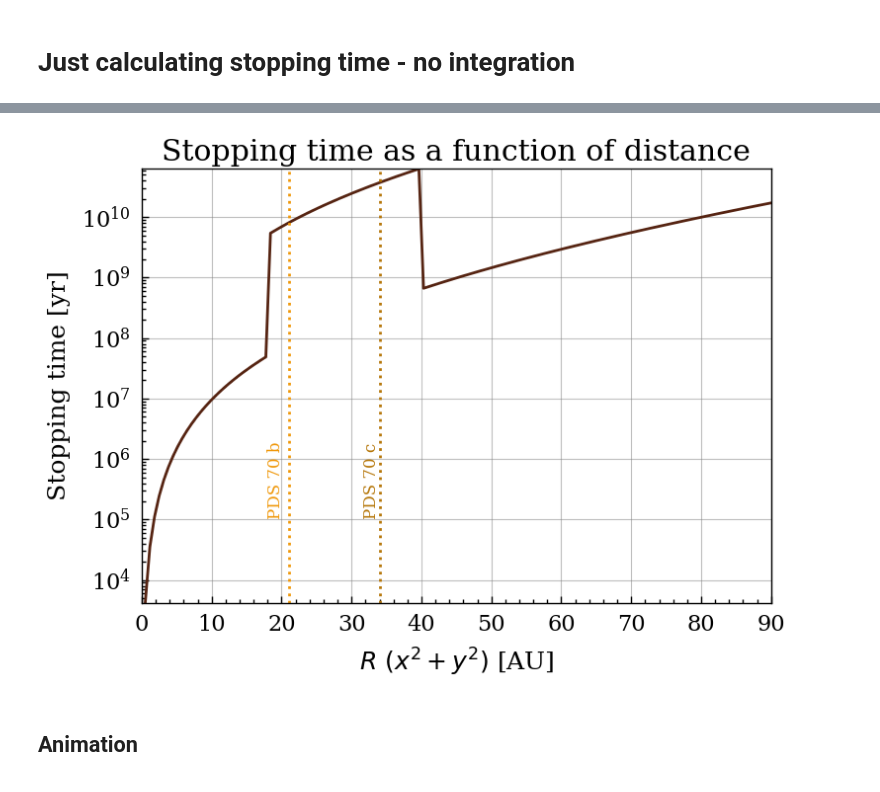
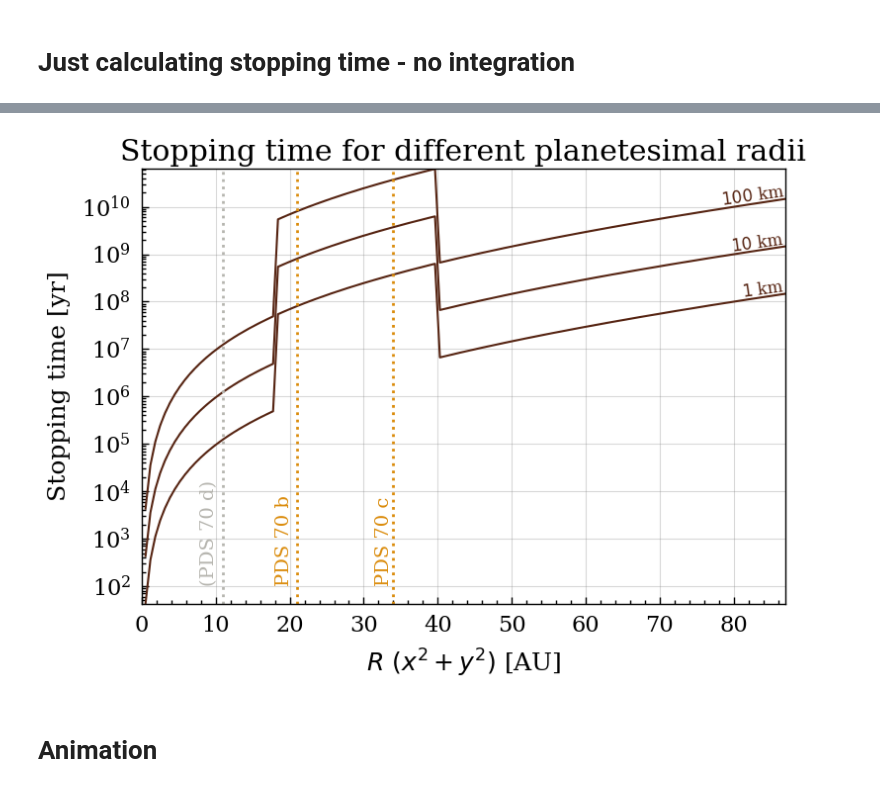
Before and after one commit to allsmurph/thesis_code_capybara, a Jupyter notebook: gas_drag_testing.ipynb, the cells around one changed output, grey strips where cells are left out. Saved outputs shown, nothing was run; the diff lists cells and outputs as text; code cells hidden in the pictures.

Commit message:
made stopping time plot for diff radii; changed sampling period to every 1000 yrs in 3 pl final sims; fixed error in gas drag function (mean free path was not divided by rho)

```diff
--- a/gas_drag_testing.ipynb
+++ b/gas_drag_testing.ipynb
@@ -688,37 +690,46 @@ print(pinfo05['dist'])
 # %%
 #plt.plot(pinfo['semimajor'], pinfo['t_s2'], color='navy', label='approx')
 
 fig,ax = plt.subplots(figsize=(8,6))
 
 c1 = "#562412"
-c2 = "#F0980A"
+c2 = "#DB8C0C"
 c3 = "#B6770A"
-# for i in range(len(p_info)):
-#     plt.scatter(p_info[i]['dist'], p_info[i]['t_s1'], s=5, label=f'e={ [0.1, 0.3, 0.5, 0.7, 0.9][i] }')
+c4 = "#B6B5AF"
+for i in range(len(p_info)):
+    plt.plot(p_info[i]['dist'], p_info[i]['t_s1'], color=c1)
 
-plt.plot(pinfo05['dist'], pinfo05['t_s1'], color=c1,  linewidth=2)
-    #ax.xaxis.set_major_locator(MaxNLocator(nbins=8))
-    #ax.yaxis.set_major_locator(MaxNLocator(nbins=8))
+# plt.plot(pinfo05['dist'], pinfo05['t_s1'], color=c1,  linewidth=2)
+#     ax.xaxis.set_major_locator(MaxNLocator(nbins=8))
+#     ax.yaxis.set_major_locator(MaxNLocator(nbins=8))
+#plt.fill_between(p_info[0]['dist'], p_info[0]['t_s1'], p_info[-1]['t_s1'], color=c1, alpha=0.5)
 
 plt.axvline(21, linestyle=':', linewidth=2,color=c2)
-plt.axvline(34, linestyle=':', linewidth=2,color=c3)
-#plt.plot(Rs, stopping_time(Rs)[1], color='brown')
+plt.axvline(34, linestyle=':', linewidth=2,color=c2)
+plt.axvline(11, linestyle='dotted', linewidth=2, color=c4)
 plt.yscale('log')
 plt.xlabel(r'$R$ $(x^2+y^2)$ [AU]')
 #plt.xlabel(r'$a$ [AU]')
-plt.text(18, 1e5, 'PDS 70 b', rotation=90, color=c2, fontsize=12, va='bottom', ha='left')
-plt.text(34, 1e5, 'PDS 70 c', rotation=90, color=c3, fontsize=12, va='bottom', ha='right')
-plt.xlim(0,90)
+plt.text(18, 1e2, 'PDS 70 b', rotation=90, color=c2, fontsize=14, va='bottom', ha='left')
+plt.text(34, 1e2, 'PDS 70 c', rotation=90, color=c2, fontsize=14, va='bottom', ha='right')
+plt.text(10.3, 1e2, '(PDS 70 d)', rotation=90, color=c4, fontsize=14, va='bottom', ha='right')
+plt.text(87, 1e8, r'$1$ km', rotation=8, color=c1, fontsize=12, va='bottom', ha='right')
+plt.text(87, 9.5e8, r'$10$ km', rotation=8, color=c1, fontsize=12, va='bottom', ha='right')
+plt.text(87, 9e9, r'$100$ km', rotation=8, color=c1, fontsize=12, va='bottom', ha='right')
+
+plt.xlim(0,87)
 plt.ylabel('Stopping time [yr]')
-plt.title('Stopping time as a function of distance')
-plt.grid(alpha=0.5)
+plt.title('Stopping time for different planetesimal radii')
+plt.grid(alpha=0.3)
 plt.tight_layout()
-plt.savefig('plots/stopping_time.png', dpi=150)
-plt.savefig('plots/stopping_time.pdf')
+plt.legend()
+plt.savefig('plots/stopping_time_radii.png', dpi=150)
+plt.savefig('plots/stopping_time_radii.pdf')
+plt.show()
 # %% [output]
-[figure, old version]
+[figure, new version]
 # %% [markdown]
-## Animation
+# Animation
 # %%
 import matplotlib.pyplot as plt
 from mpl_toolkits.mplot3d import Axes3D
```
Also changed, not shown: parts of 8 cells of this notebook, 8 other files.
